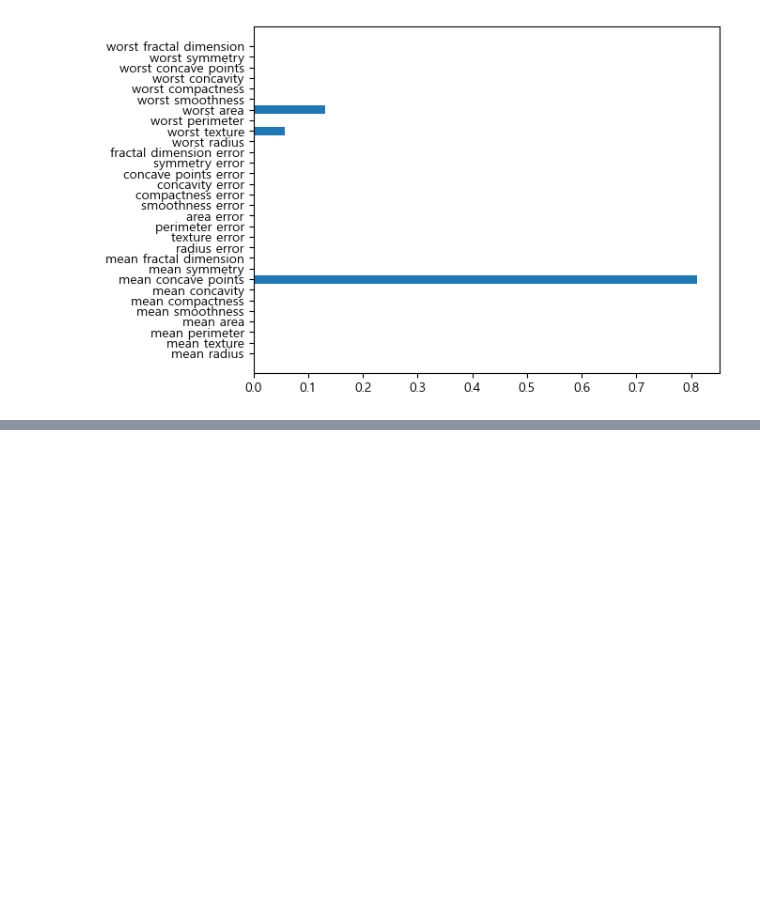
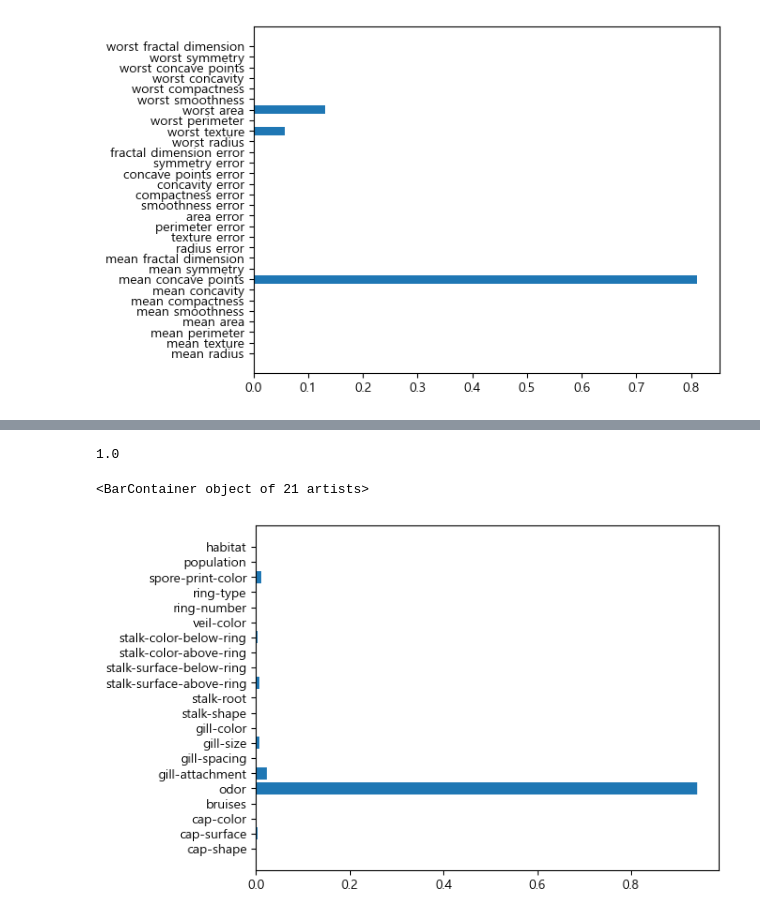
Before and after one commit to LeticiaKang/Data_Analytics_Course, a Jupyter notebook: 머신러닝/수업/221020 DecisionTree.ipynb, the cells around one changed output, grey strips where cells are left out. Saved outputs shown, nothing was run; the diff lists cells and outputs as text; code cells hidden in the pictures; blank space fills up the shorter version.

```diff
--- a/머신러닝/수업/221020 DecisionTree.ipynb
+++ b/머신러닝/수업/221020 DecisionTree.ipynb
@@ -102,0 +274,15 @@ plt.barh(cancer['feature_names'], importance)
+# %%
+# DecisionTree 모델에 넣어보기!!
+
+y = mushroom['class']
+del mushroom['veil-type']
+# del mushroom['odor']
+X = mushroom.iloc[:, 1:]
+
+X_train, X_test, y_train, y_test = train_test_split(X, y, random_state=0)
+
+decision = DecisionTreeClassifier()
+decision.fit(X_train, y_train)
+decision.score(X_test, y_test)
+# %% [output]
+1.0
@@ -102,0 +305,6 @@ plt.barh(cancer['feature_names'], importance)
+# %%
+xlabel = X.columns
+plt.barh(xlabel, decision.feature_importances_)
+# %% [output]
+<BarContainer object of 21 artists>
+[figure, added]
```
Also changed, not shown: parts of 14 cells of this notebook, 2 other files.
